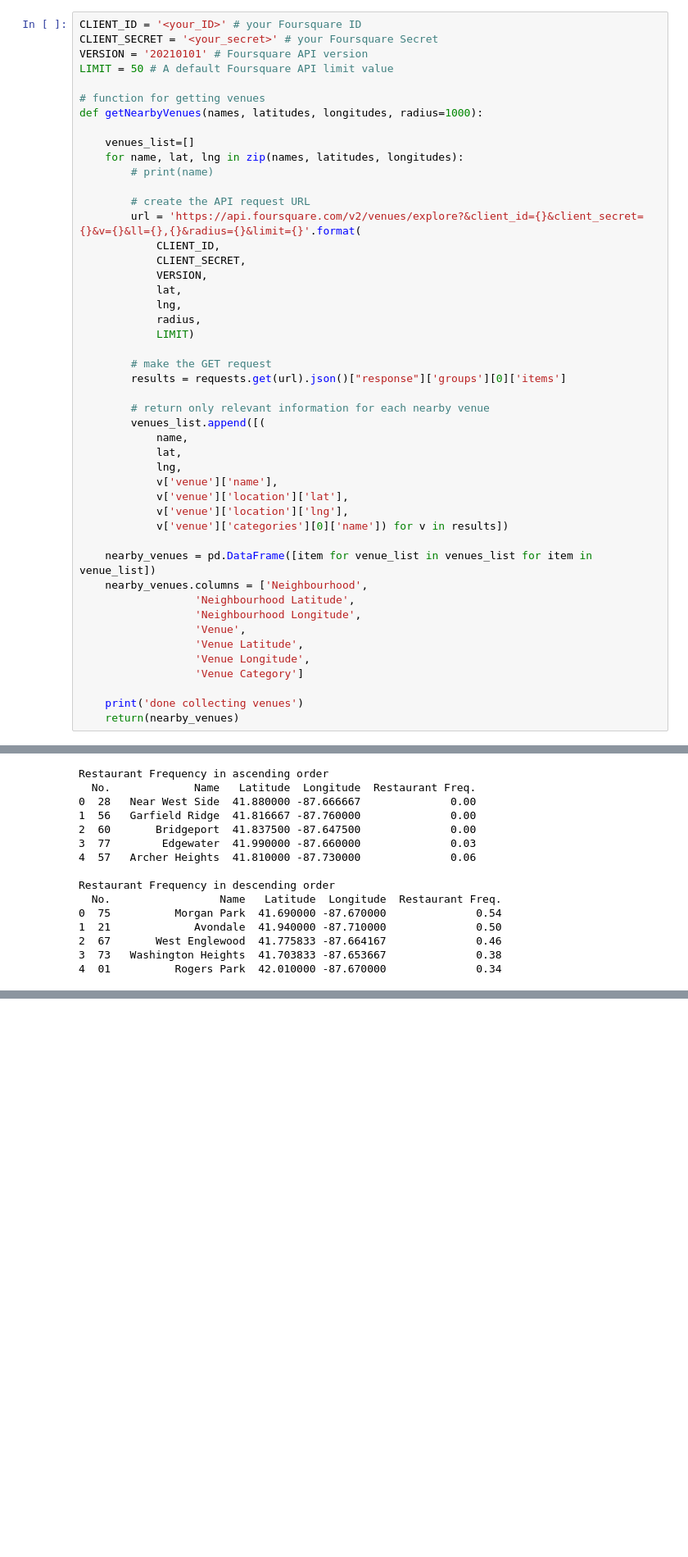
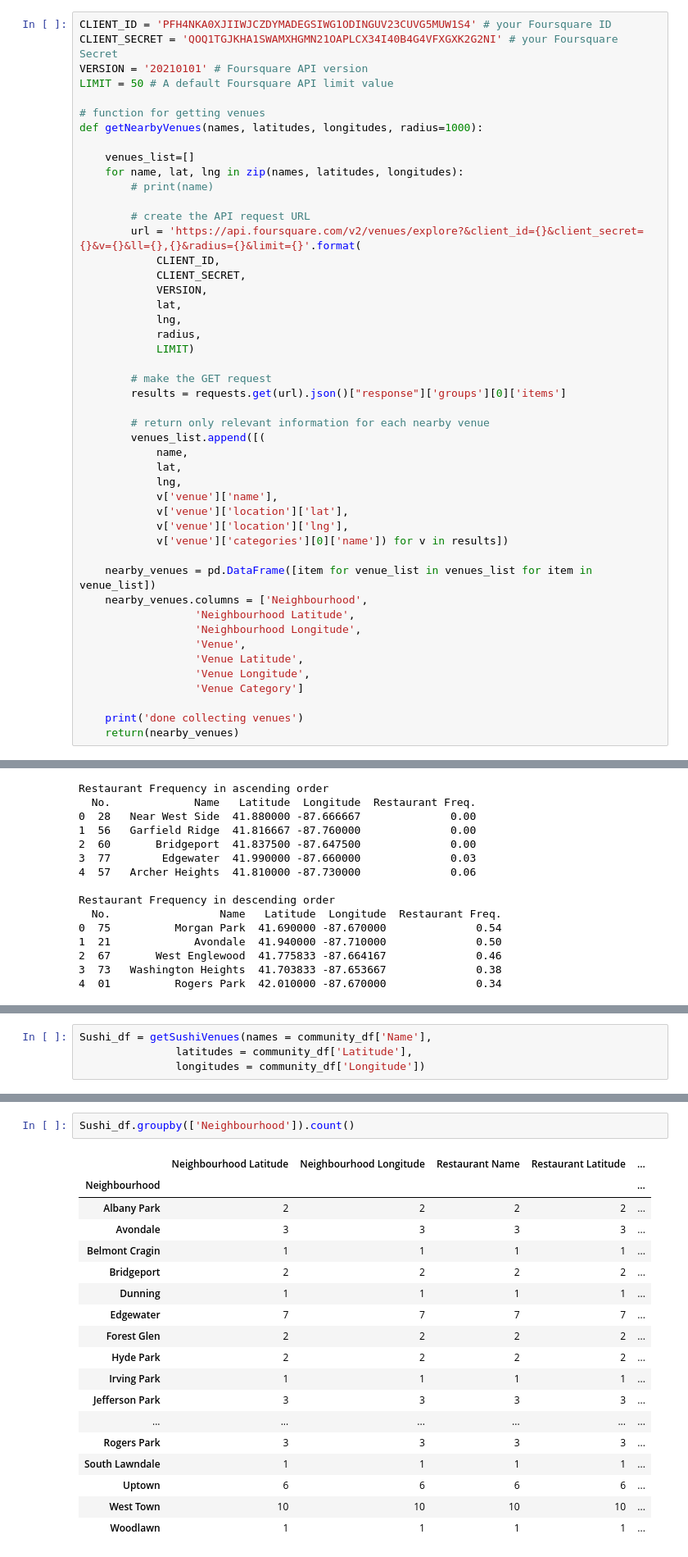
Before and after one commit to BriAnWuu/Coursera_Capstone, a Jupyter notebook: The Battle of Neighborhoods/Description.ipynb, the cells around one changed output, grey strips where cells are left out. Shown at 82% size. Cells and saved outputs as stored; diff of their text form; blank space fills up the shorter version.

Commit message:
get sushi restaurants

```diff
--- a/The Battle of Neighborhoods/Description.ipynb
+++ b/The Battle of Neighborhoods/Description.ipynb
@@ -135,8 +135,8 @@ map_chicago
 # %% [output]
 [interactive output not drawn]
 # %%
-CLIENT_ID = '<your_ID>' # your Foursquare ID
-CLIENT_SECRET = '<your_secret>' # your Foursquare Secret
+CLIENT_ID = 'PFH4NKA0XJIIWJCZDYMADEGSIWG1ODINGUV23CUVG5MUW1S4' # your Foursquare ID
+CLIENT_SECRET = 'QOQ1TGJKHA1SWAMXHGMN21OAPLCX34I40B4G4VFXGXK2G2NI' # your Foursquare Secret
 VERSION = '20210101' # Foursquare API version
 LIMIT = 50 # A default Foursquare API limit value
 
@@ -261,0 +305,4 @@ Restaurant Frequency in descending order
+# %%
+Sushi_df = getSushiVenues(names = community_df['Name'],
+               latitudes = community_df['Latitude'],
+               longitudes = community_df['Longitude'])
@@ -261,0 +327,21 @@ Restaurant Frequency in descending order
+# %%
+Sushi_df.groupby(['Neighbourhood']).count()
+# %% [output]
+|  | Neighbourhood Latitude | Neighbourhood Longitude | Restaurant Name | Restaurant Latitude | ... |
+| Neighbourhood |  |  |  |  | ... |
+| Albany Park | 2 | 2 | 2 | 2 | ... |
+| Avondale | 3 | 3 | 3 | 3 | ... |
+| Belmont Cragin | 1 | 1 | 1 | 1 | ... |
+| Bridgeport | 2 | 2 | 2 | 2 | ... |
+| Dunning | 1 | 1 | 1 | 1 | ... |
+| Edgewater | 7 | 7 | 7 | 7 | ... |
+| Forest Glen | 2 | 2 | 2 | 2 | ... |
+| Hyde Park | 2 | 2 | 2 | 2 | ... |
+| Irving Park | 1 | 1 | 1 | 1 | ... |
+| Jefferson Park | 3 | 3 | 3 | 3 | ... |
+| ... | ... | ... | ... | ... | ... |
+| Rogers Park | 3 | 3 | 3 | 3 | ... |
+| South Lawndale | 1 | 1 | 1 | 1 | ... |
+| Uptown | 6 | 6 | 6 | 6 | ... |
+| West Town | 10 | 10 | 10 | 10 | ... |
+| Woodlawn | 1 | 1 | 1 | 1 | ... |
```
Also changed, not shown: parts of 3 cells of this notebook.
